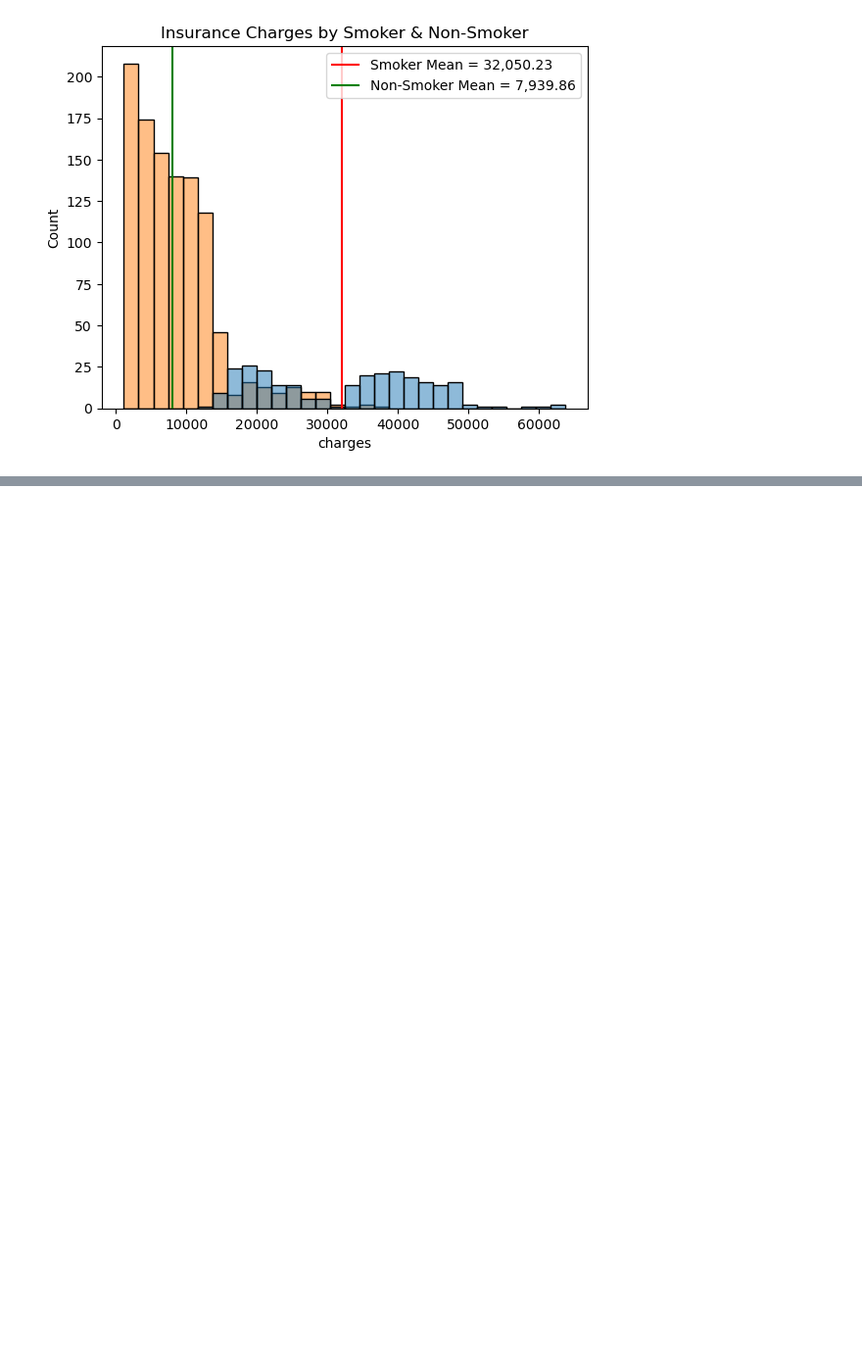
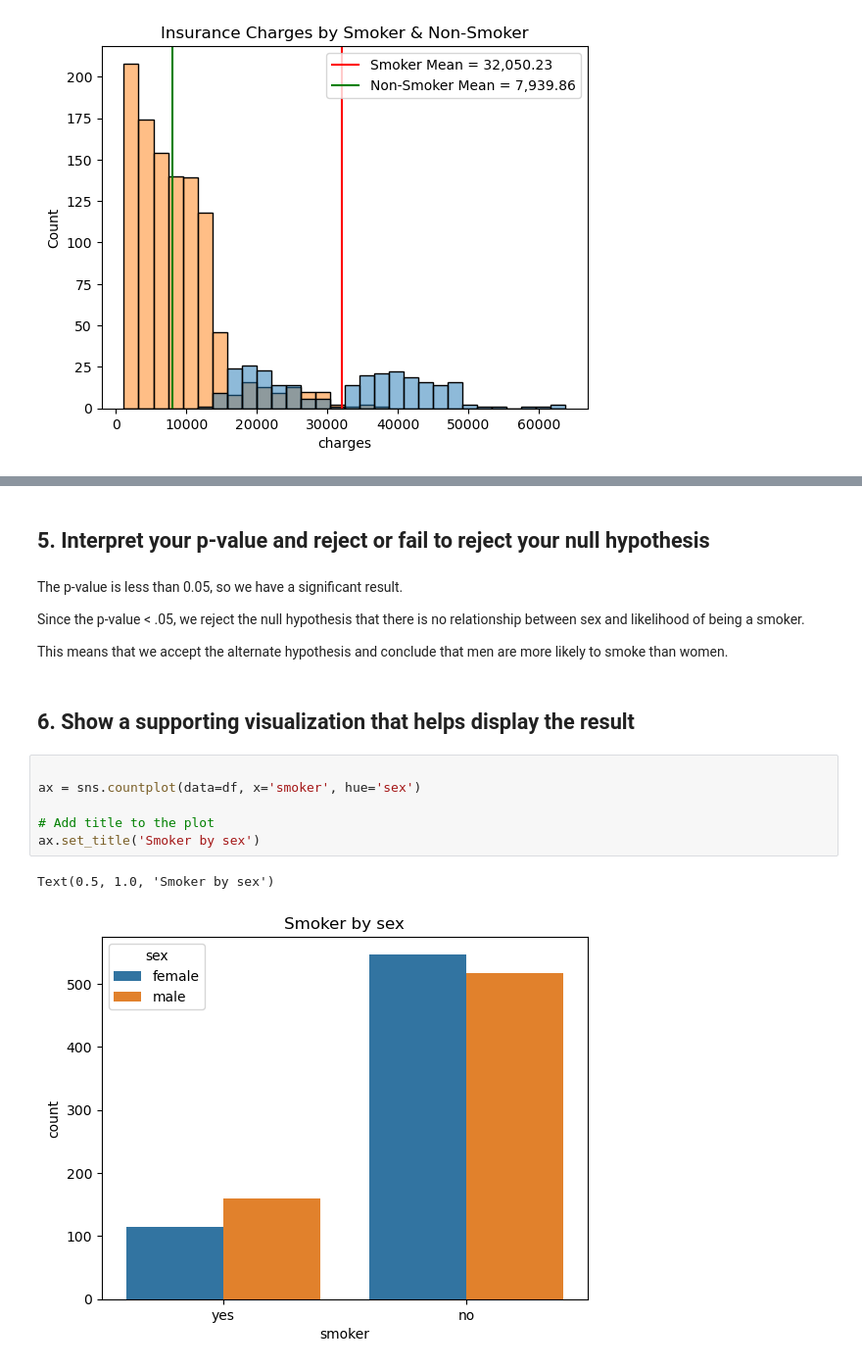
Before and after one commit to ericakitano/data-enrichment-week-15-core-assignment-2---Hypothesis-Testing-with-Insurance-Data, a Jupyter notebook: Hypothesis Testing with Insurance Data (Core).ipynb, the cells around one changed output, grey strips where cells are left out. Shown: that part at 98% size. Cells and saved outputs as stored; diff of their text form; blank space fills up the shorter version.

```diff
--- a/Hypothesis Testing with Insurance Data (Core).ipynb
+++ b/Hypothesis Testing with Insurance Data (Core).ipynb
@@ -161,0 +244,19 @@ ax.legend();
+# %% [markdown]
+## 5. Interpret your p-value and reject or fail to reject your null hypothesis
+# %% [markdown]
+The p-value is less than 0.05, so we have a significant result.
+
+Since the p-value < .05, we reject the null hypothesis that there is no relationship between sex and likelihood of being a smoker.
+
+This means that we accept the alternate hypothesis and conclude that men are more likely to smoke than women.
+# %% [markdown]
+## 6. Show a supporting visualization that helps display the result
+# %%
+
+ax = sns.countplot(data=df, x='smoker', hue='sex')
+
+# Add title to the plot
+ax.set_title('Smoker by sex')
+# %% [output]
+Text(0.5, 1.0, 'Smoker by sex')
+[figure, added]
```
Also changed, not shown: parts of 20 cells of this notebook.
